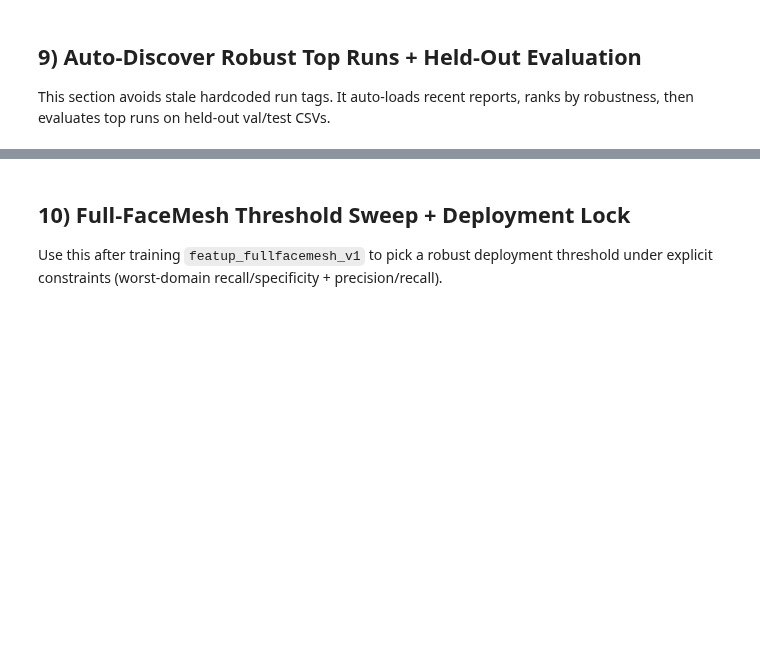
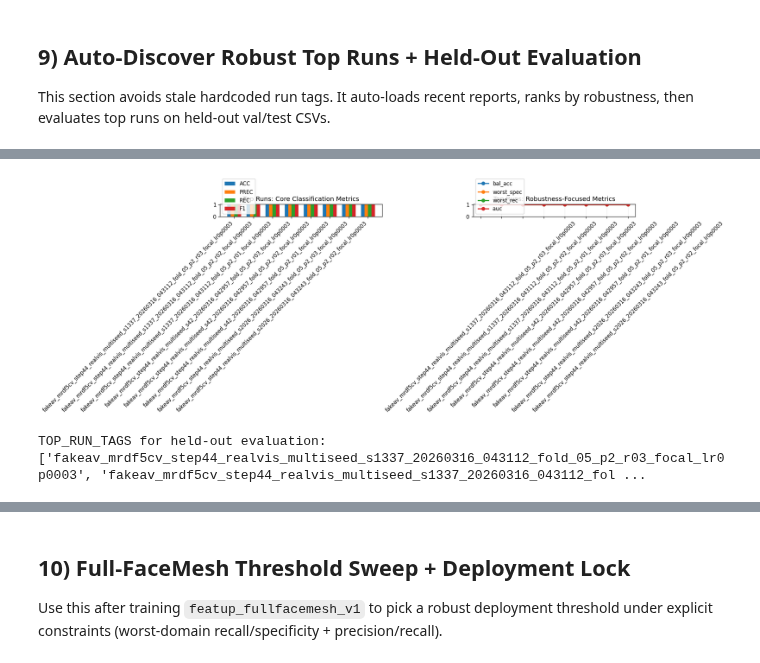
Before and after one commit to UmeshaSamarakoon/FYP, a Jupyter notebook: CausalX-Project/backend/notebooks/CFN_accuracy_colab_notes.ipynb, the cells around one changed output, grey strips where cells are left out. Drawn from its saved outputs; the diff is of its cells as text; code cells hidden in the pictures; blank space fills up the shorter version.

```diff
--- a/CausalX-Project/backend/notebooks/CFN_accuracy_colab_notes.ipynb
+++ b/CausalX-Project/backend/notebooks/CFN_accuracy_colab_notes.ipynb
@@ -1213,7 +1627,7 @@ if 'BACKEND_ROOT' not in globals() or not Path(BACKEND_ROOT).exists() or not (Pa
     _candidates = [
         Path.cwd(),
         Path.cwd().parent,
-        Path.cwd().resolve() / 'backend',
+        Path('/Users/venturit/Documents/GitHub/FYP/CausalX-Project/backend'),
         Path('/content/CausalX-Project/backend'),
     ]
     BACKEND_ROOT = next((c for c in _candidates if (c / 'src').exists()), None)
@@ -1331,3 +1745,4 @@ plt.show()
 
 TOP_RUN_TAGS = top_runs['run_tag'].tolist()
 print('TOP_RUN_TAGS for held-out evaluation:', TOP_RUN_TAGS)
+# %% [output]
@@ -1333,0 +1758,2 @@ print('TOP_RUN_TAGS for held-out evaluation:', TOP_RUN_TAGS)
+[figure, added]
+TOP_RUN_TAGS for held-out evaluation: ['fakeav_mrdf5cv_step44_realvis_multiseed_s1337_20260316_043112_fold_05_p2_r03_focal_lr0p0003', 'fakeav_mrdf5cv_step44_realvis_multiseed_s1337_20260316_043112_fol ...
```
Also changed, not shown: parts of 90 cells of this notebook, 13 other files.
